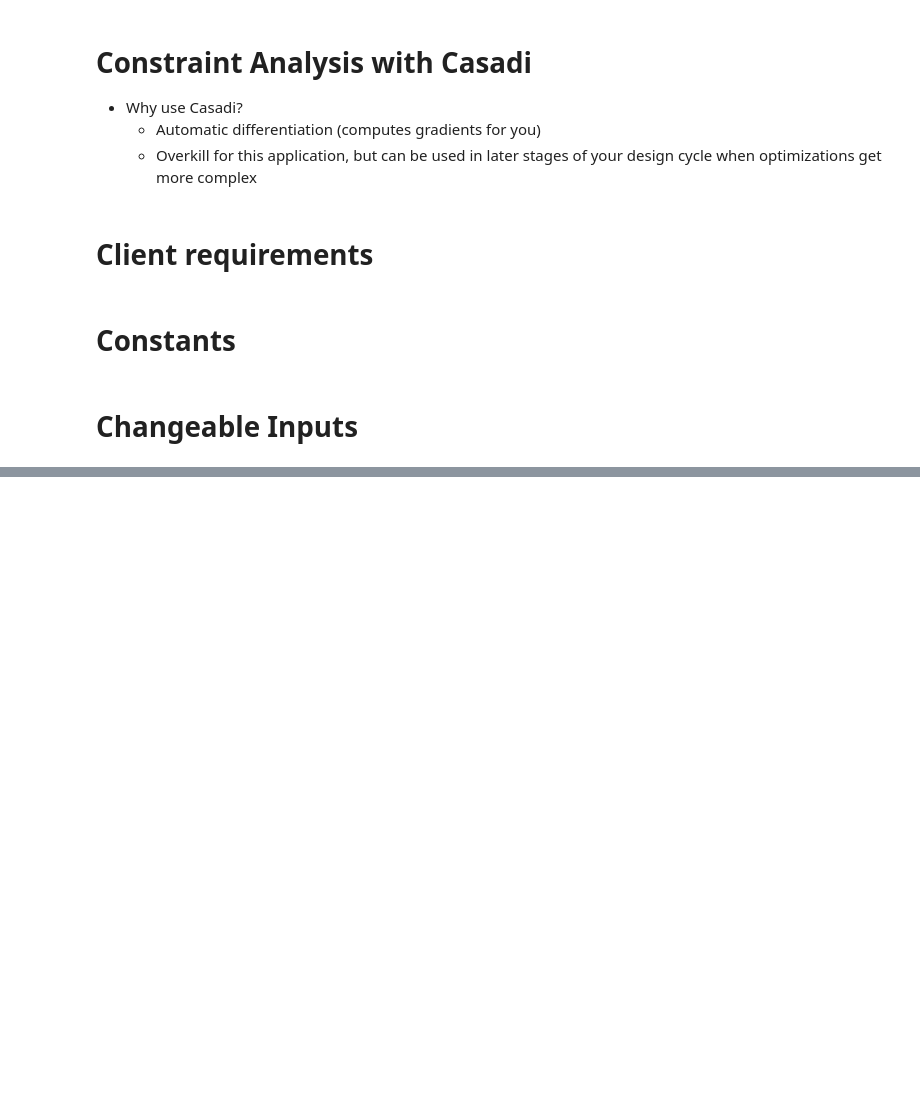
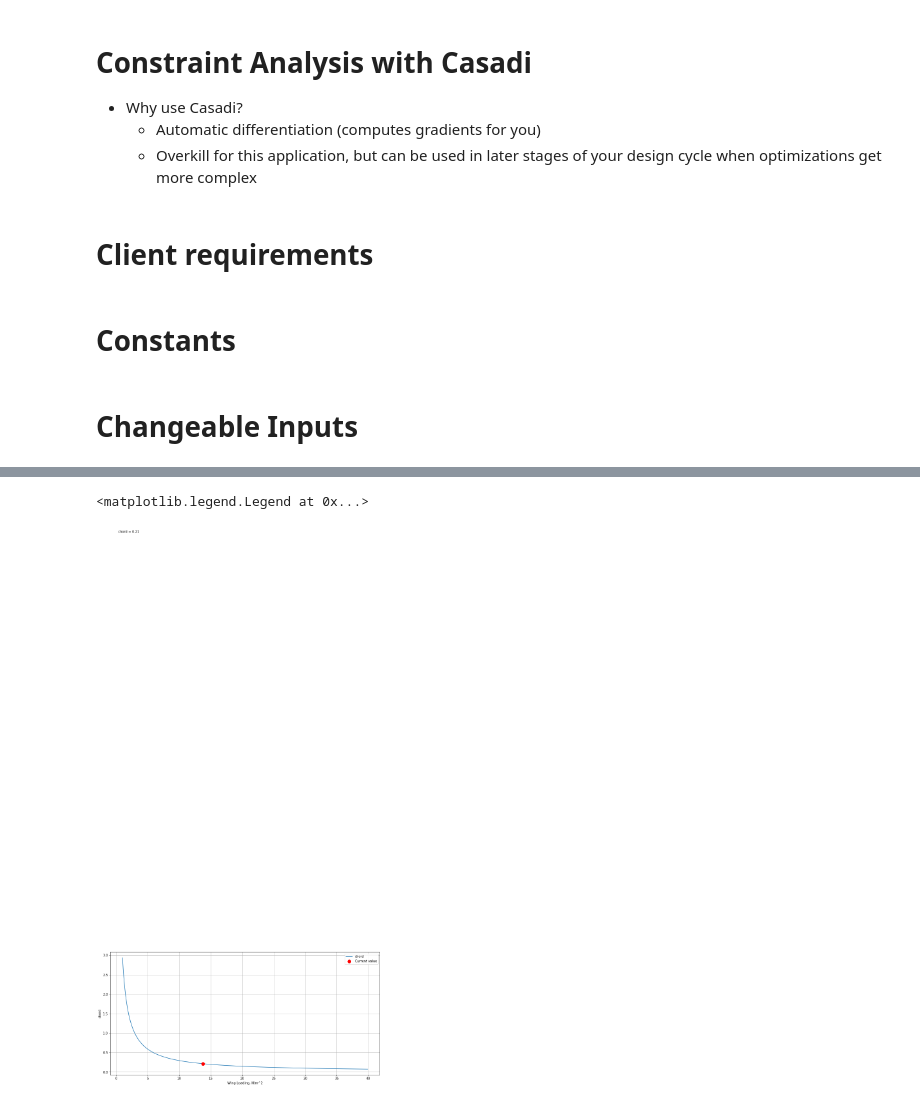
Before and after one commit to Fishabh/aae451-notebook, a Jupyter notebook: 2-Constraint_Analysis.ipynb, the cells around one changed output, grey strips where cells are left out. Drawn from its saved outputs; the diff is of its cells as text; code cells hidden in the pictures; blank space fills up the shorter version.

```diff
--- a/2-Constraint_Analysis.ipynb
+++ b/2-Constraint_Analysis.ipynb
@@ -188,0 +195,15 @@ constraint_analysis()
+# %%
+    funcs = create_functions()
+    opt_sol = solve(funcs)
+    W_S_val = np.arange(1, 40, 0.1)
+    solution= funcs['chord'](opt_sol['W_S'])
+    plt.plot(W_S_val, funcs['chord'](W_S_val), label='chord')
+    plt.xlabel('Wing Loading, N/m^2')
+    plt.ylabel('chord')
+    plt.plot(opt_sol['W_S'], funcs['chord'](opt_sol['W_S']), 'r.', markersize=20, label='Current value')
+    plt.text(funcs['chord'](opt_sol['W_S'])+.1, opt_sol['W_S'] + .1, 'chord = %.2f' %solution)
+    plt.grid()
+    plt.legend()
+# %% [output]
+<matplotlib.legend.Legend at 0x...>
+[figure, added]
```
Also changed, not shown: parts of 3 cells of this notebook.
